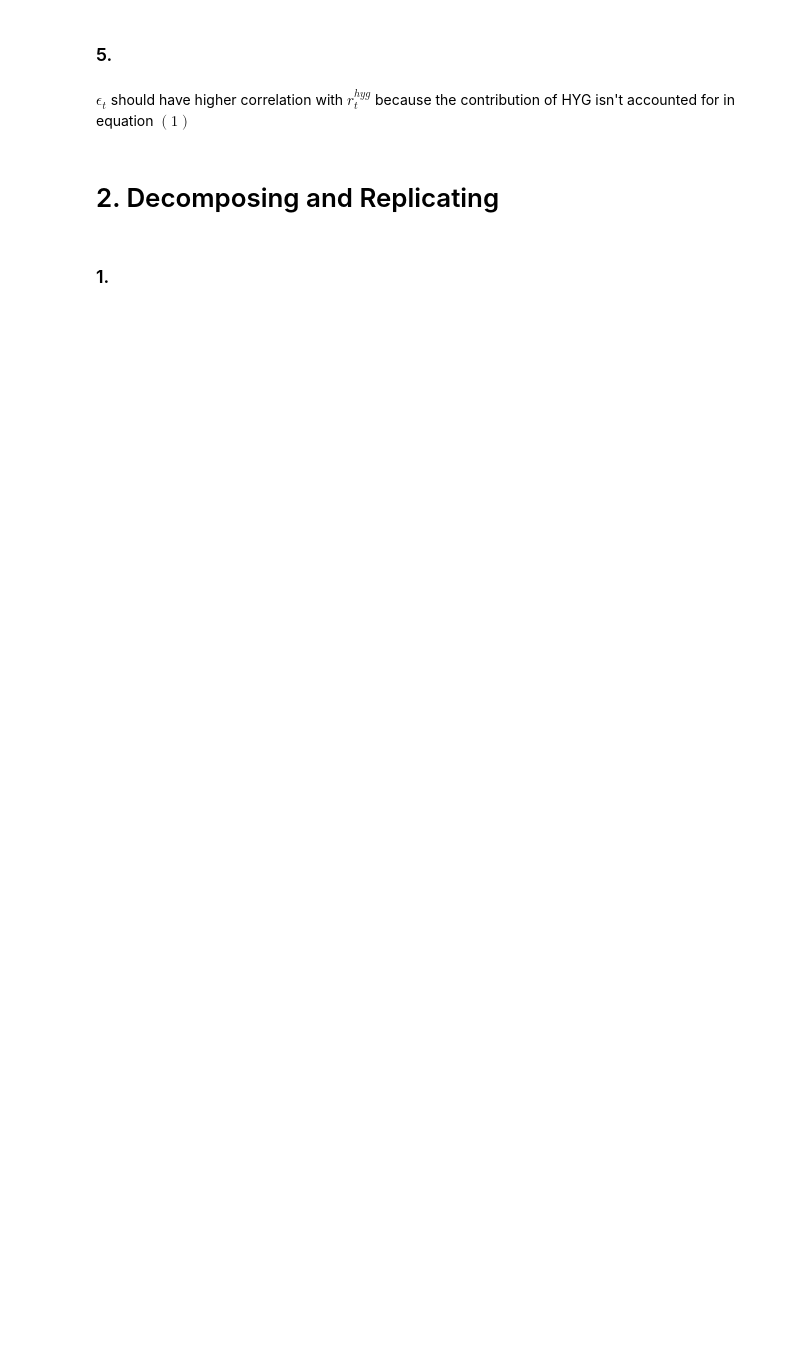
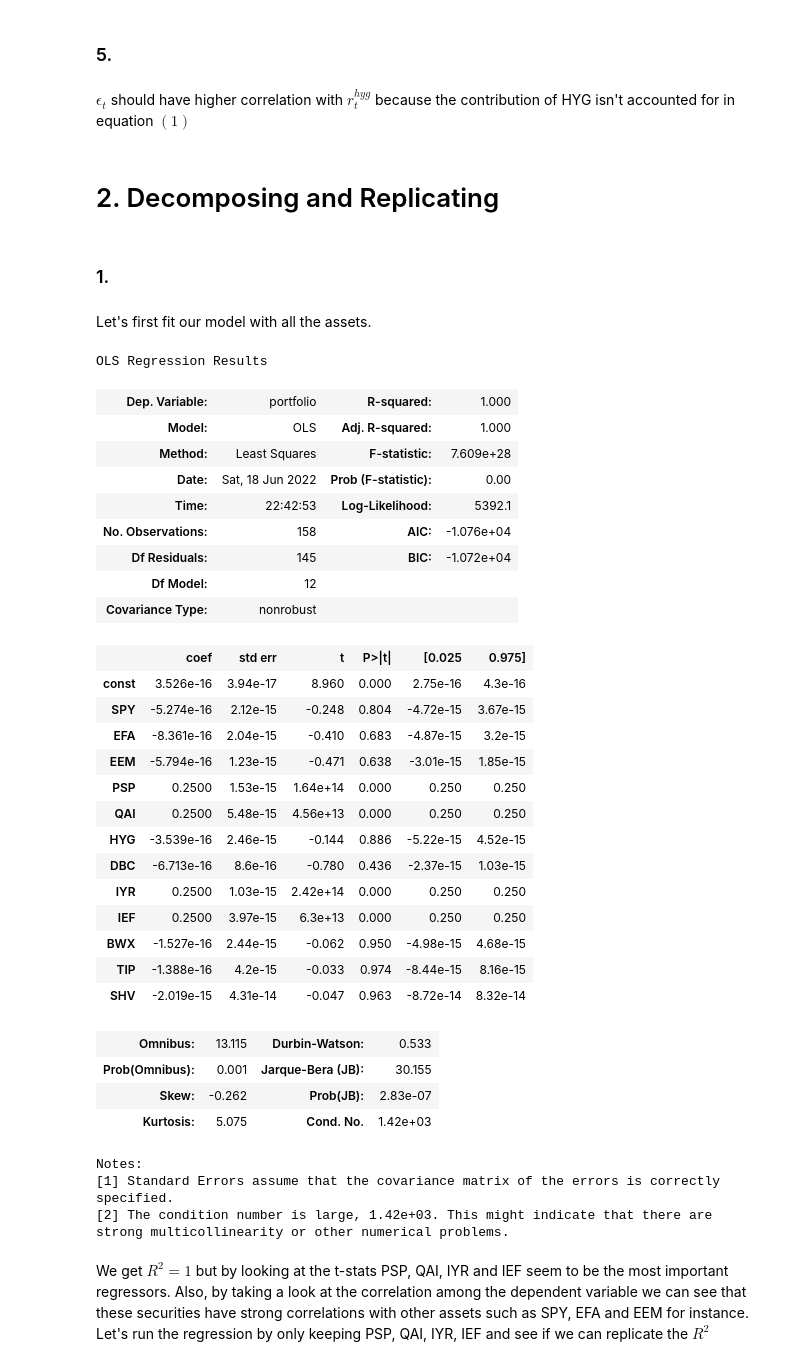
Before and after one commit to ebdaniel/drw-dataanalysis-2022, a Jupyter notebook: hw_1.ipynb, the cells around one changed output. Drawn from its saved outputs; the diff is of its cells as text; code cells hidden in the pictures; blank space fills up the shorter version.

```diff
--- a/hw_1.ipynb
+++ b/hw_1.ipynb
@@ -17,6 +18,9 @@ data = pd.merge(securities, portfolio, on='Date')
 # %% [markdown]
 ### 1. Estimation of regression of the portfolio return on SPY
 # %%
-# Get dependant variable and regressor
+# Define and train model
 y = data.portfolio
 X = data.SPY
+model = sm.OLS(y, sm.add_constant(X))
+results = model.fit()
+results.summary()
@@ -126,7 +119,49 @@ $\epsilon_{t}$ should have higher correlation with $r_{t}^{hyg}$ because the con
 # 2. Decomposing and Replicating
 # %% [markdown]
 ### 1.
+# %% [markdown]
+Let's first fit our model with all the assets.
 # %%
-# Get data
+# Define and train model
 X = data.drop(columns=['Date', 'portfolio'])
 y = data.portfolio
+model = sm.OLS(y, sm.add_constant(X))
+results = model.fit()
+results.summary()
+# %% [output]
+OLS Regression Results
+| Dep. Variable: | portfolio | R-squared: | 1.000 |
+| Model: | OLS | Adj. R-squared: | 1.000 |
+| Method: | Least Squares | F-statistic: | 7.609e+28 |
+| Date: | Sat, 18 Jun 2022 | Prob (F-statistic): | 0.00 |
+| Time: | 22:42:53 | Log-Likelihood: | 5392.1 |
+| No. Observations: | 158 | AIC: | -1.076e+04 |
+| Df Residuals: | 145 | BIC: | -1.072e+04 |
+| Df Model: | 12 |  |  |
+| Covariance Type: | nonrobust |  |  |
+|  | coef | std err | t | P>|t| | [0.025 | 0.975] |
+| const | 3.526e-16 | 3.94e-17 | 8.960 | 0.000 | 2.75e-16 | 4.3e-16 |
+| SPY | -5.274e-16 | 2.12e-15 | -0.248 | 0.804 | -4.72e-15 | 3.67e-15 |
+| EFA | -8.361e-16 | 2.04e-15 | -0.410 | 0.683 | -4.87e-15 | 3.2e-15 |
+| EEM | -5.794e-16 | 1.23e-15 | -0.471 | 0.638 | -3.01e-15 | 1.85e-15 |
+| PSP | 0.2500 | 1.53e-15 | 1.64e+14 | 0.000 | 0.250 | 0.250 |
+| QAI | 0.2500 | 5.48e-15 | 4.56e+13 | 0.000 | 0.250 | 0.250 |
+| HYG | -3.539e-16 | 2.46e-15 | -0.144 | 0.886 | -5.22e-15 | 4.52e-15 |
+| DBC | -6.713e-16 | 8.6e-16 | -0.780 | 0.436 | -2.37e-15 | 1.03e-15 |
+| IYR | 0.2500 | 1.03e-15 | 2.42e+14 | 0.000 | 0.250 | 0.250 |
+| IEF | 0.2500 | 3.97e-15 | 6.3e+13 | 0.000 | 0.250 | 0.250 |
+| BWX | -1.527e-16 | 2.44e-15 | -0.062 | 0.950 | -4.98e-15 | 4.68e-15 |
+| TIP | -1.388e-16 | 4.2e-15 | -0.033 | 0.974 | -8.44e-15 | 8.16e-15 |
+| SHV | -2.019e-15 | 4.31e-14 | -0.047 | 0.963 | -8.72e-14 | 8.32e-14 |
+| Omnibus: | 13.115 | Durbin-Watson: | 0.533 |
+| Prob(Omnibus): | 0.001 | Jarque-Bera (JB): | 30.155 |
+| Skew: | -0.262 | Prob(JB): | 2.83e-07 |
+| Kurtosis: | 5.075 | Cond. No. | 1.42e+03 |
+Notes:
+[1] Standard Errors assume that the covariance matrix of the errors is correctly specified.
+[2] The condition number is large, 1.42e+03. This might indicate that there are
+strong multicollinearity or other numerical problems.
+# %% [markdown]
+We get $R^{2}=1$ but by looking at the t-stats PSP, QAI, IYR and IEF seem to be the most important regressors. </br>
+Also, by taking a look at the correlation among the dependent variable we can see that these securities have strong correlations with other assets such as SPY, EFA and EEM for instance. </br>
+Let's run the regression by only keeping PSP, QAI, IYR, IEF and see if we can replicate the $R^{2}$
```
Also changed, not shown: parts of 32 cells of this notebook, 3 other files.
